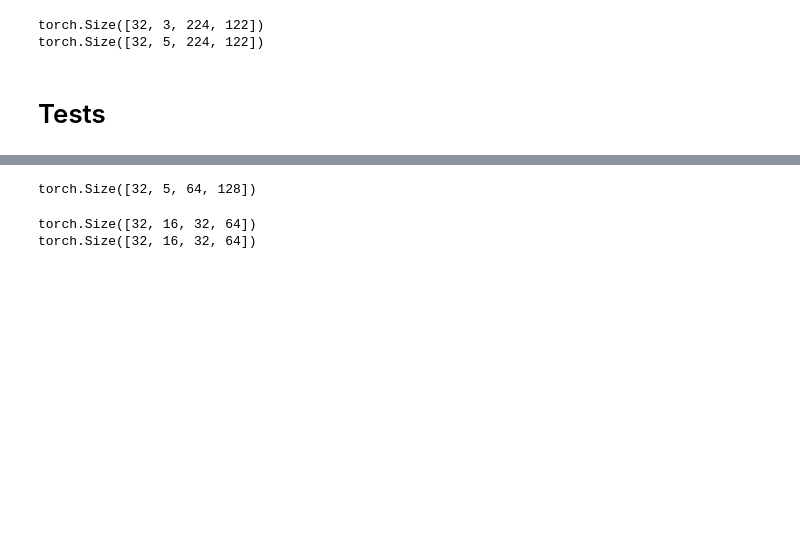
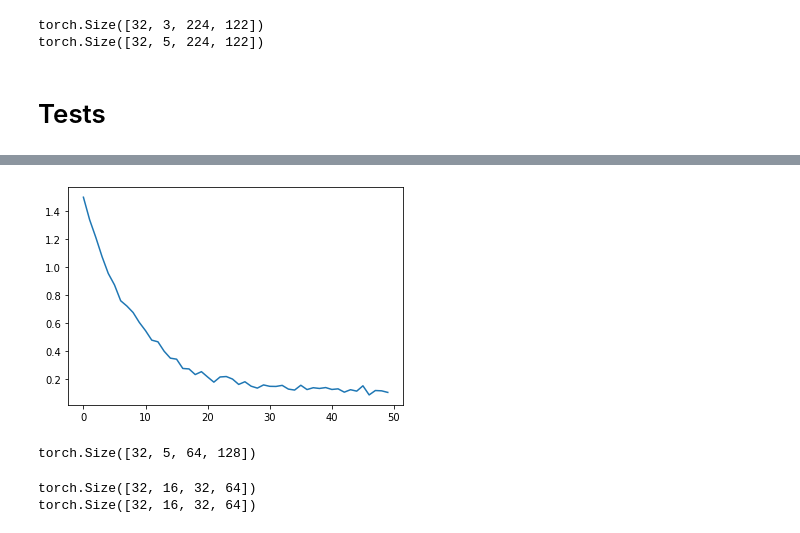
Before and after one commit to 20sxn/ImageAsSetofPoints, a Jupyter notebook: ProjetAMAL.ipynb, the cells around one changed output, grey strips where cells are left out. Drawn from its saved outputs; the diff is of its cells as text; code cells hidden in the pictures; blank space fills up the shorter version.

Commit message:
added Model Builder

```diff
--- a/ProjetAMAL.ipynb
+++ b/ProjetAMAL.ipynb
@@ -196,10 +199,18 @@ class BasicBlock(nn.Module):
         return x
 # %%
 class Model(nn.Module):
-    def __init__(self):
+    def __init__(self,embedding_sizes,num_classes):
         super().__init__()
-        self.res = None #sequence of +(Point reducer, context cluster block)
+        layers = []
+        in_channels = 5
+        for out_channels in embedding_sizes:
+            layers.append(BasicBlock(in_channels,out_channels))
+            in_channels = out_channels
+
+        self.feature_extractor = nn.Sequential(*layers)
+        self.clf = nn.Linear(embedding_sizes[-1],num_classes)
         self.old_shape = None
+
 
     def imgs_to_SoP(self,imgs):
         """
@@ -221,14 +232,17 @@ class Model(nn.Module):
 
             self.batch_ind = ind.repeat(batch,1,1,1)
 
+        device = imgs.device
         #flat_imgs = imgs.flatten(start_dim=len(shape)-2)
-        SoP = torch.cat((imgs,self.batch_ind),dim=1) #might need to clone
+        SoP = torch.cat((imgs,self.batch_ind.to(device)),dim=1) #might need to clone
 
         return SoP
 
     def forward(self,input):
         SoP = self.imgs_to_SoP(input)
-
-        return SoP
+        features = self.feature_extractor(SoP)
+        features = torch.mean(features, dim = (2,3))
+        yhat = self.clf(features)
+        return yhat
 # %% [markdown]
 # Tests
@@ -234,0 +306,7 @@ class Model(nn.Module):
+# %%
+embedding_sizes = [16,32,64,128]
+num_classes = 10
+device = 'cuda' #if torch.cuda.is_available() else 'cpu'
+model_cifar10 = Model(embedding_sizes,num_classes).to(device)
+main(model_cifar10,50,device)
+# %% [output]
@@ -235,3 +330,4 @@ class Model(nn.Module):
+[figure, added]
 # %%
 pr1 = PointReducer(5,16)
 cb1 = ClusterBlock(16)
```
Also changed, not shown: parts of 5 cells of this notebook.
